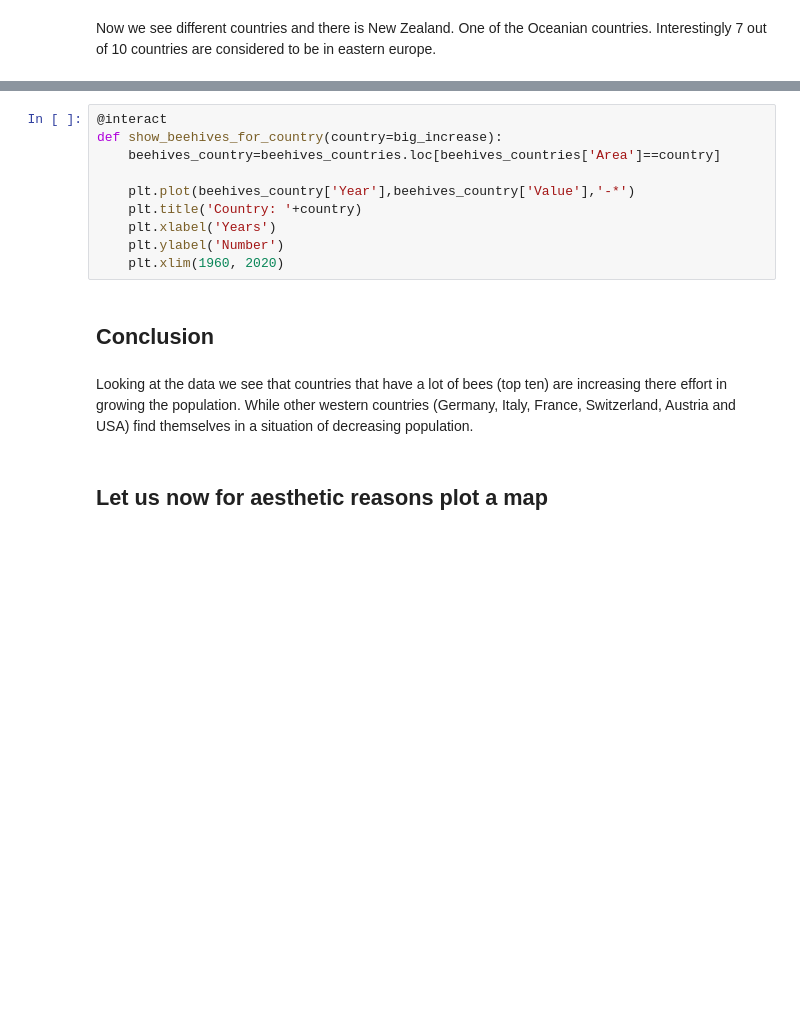
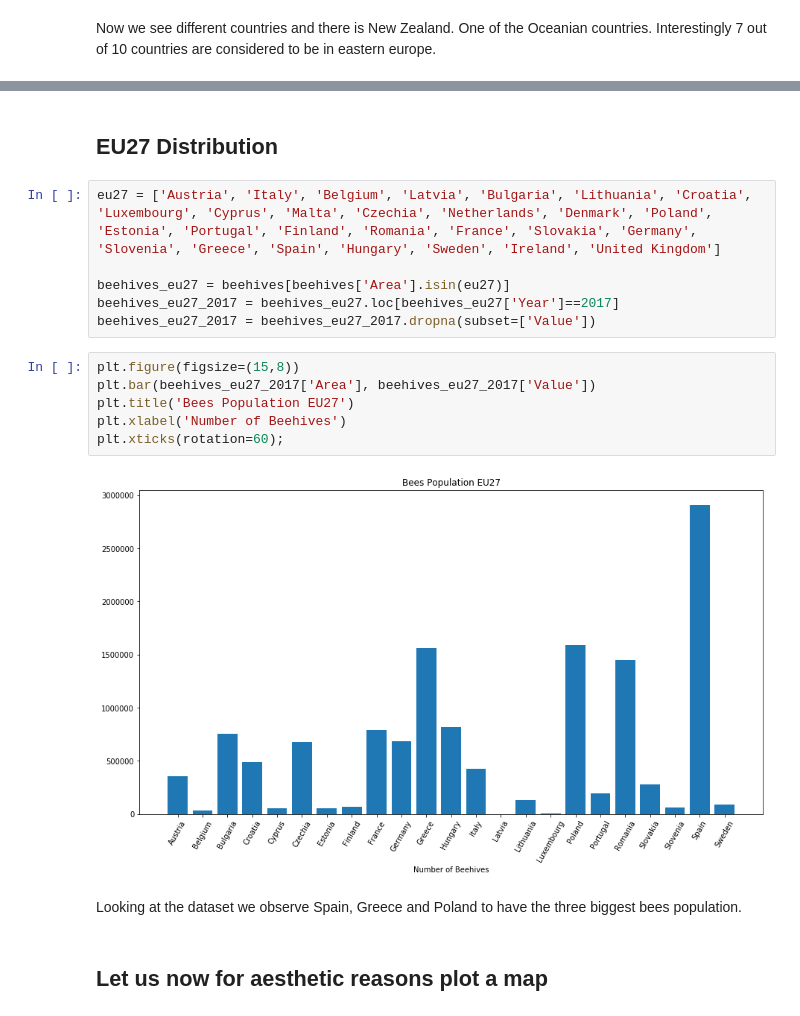
Before and after one commit to caralen/ada-project-faam, a Jupyter notebook: researchBees.ipynb, the cells around one changed output, grey strips where cells are left out. Cells and saved outputs as stored; diff of their text form; blank space fills up the shorter version.

```diff
--- a/researchBees.ipynb
+++ b/researchBees.ipynb
@@ -268,17 +557,21 @@ Notice: There is a difference in countries. This is due to newcomers who were no
-# %%
-@interact
-def show_beehives_for_country(country=big_increase):
-    beehives_country=beehives_countries.loc[beehives_countries['Area']==country]
-
-    plt.plot(beehives_country['Year'],beehives_country['Value'],'-*')
-    plt.title('Country: '+country)
-    plt.xlabel('Years')
-    plt.ylabel('Number')
-    plt.xlim(1960, 2020)
-# %% [markdown]
-## Conclusion
-# %% [markdown]
-Looking at the data we see that countries that have a lot of bees (top ten) are increasing there effort in growing the population. While other western countries (Germany, Italy, France, Switzerland, Austria and USA) find themselves in a situation of decreasing population.
+# %% [markdown]
+## EU27 Distribution
+# %%
+eu27 = ['Austria', 'Italy', 'Belgium', 'Latvia', 'Bulgaria', 'Lithuania', 'Croatia', 'Luxembourg', 'Cyprus', 'Malta', 'Czechia', 'Netherlands', 'Denmark', 'Poland', 'Estonia', 'Portugal', 'Finland', 'Romania', 'France', 'Slovakia', 'Germany', 'Slovenia', 'Greece', 'Spain', 'Hungary', 'Sweden', 'Ireland', 'United Kingdom']
+
+beehives_eu27 = beehives[beehives['Area'].isin(eu27)]
+beehives_eu27_2017 = beehives_eu27.loc[beehives_eu27['Year']==2017]
+beehives_eu27_2017 = beehives_eu27_2017.dropna(subset=['Value'])
+# %%
+plt.figure(figsize=(15,8))
+plt.bar(beehives_eu27_2017['Area'], beehives_eu27_2017['Value'])
+plt.title('Bees Population EU27')
+plt.xlabel('Number of Beehives')
+plt.xticks(rotation=60);
+# %% [output]
+[figure, added]
+# %% [markdown]
+Looking at the dataset we observe Spain, Greece and Poland to have the three biggest bees population.
 # %% [markdown]
 ## Let us now for aesthetic reasons plot a map
 # %% [markdown]
```
Also changed, not shown: parts of 124 cells of this notebook, 2 other files.
